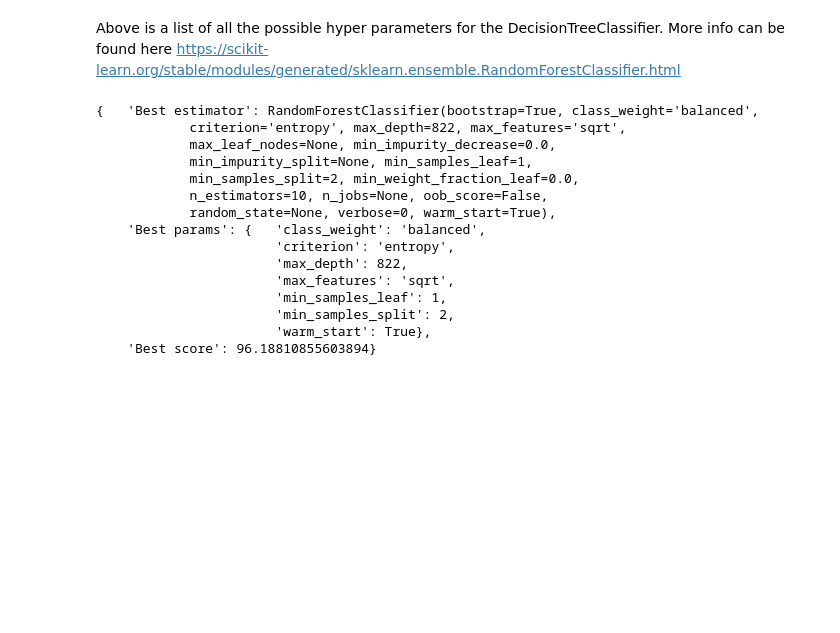
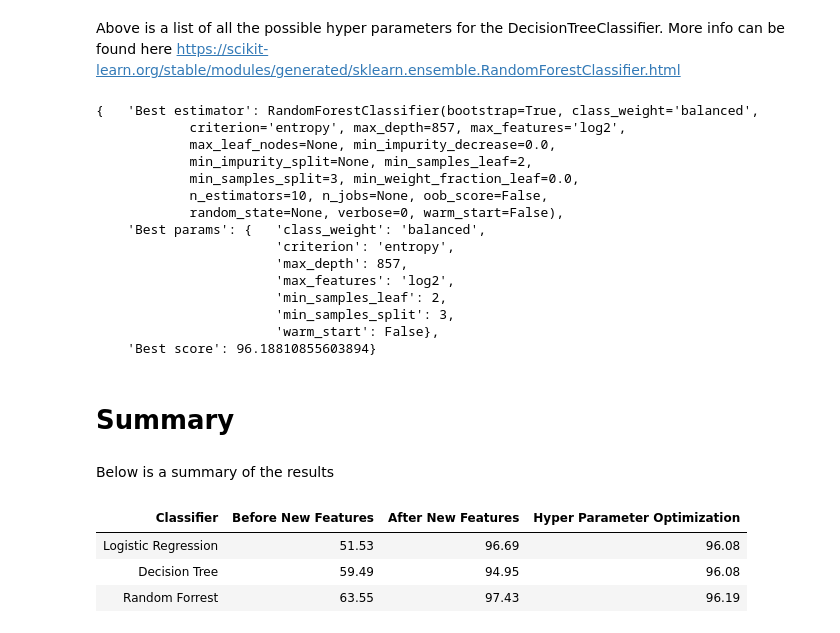
Before and after one commit to el-davo/machine-learning-assignment-2, a Jupyter notebook: main.ipynb, the cells around one changed output. Drawn from its saved outputs; the diff is of its cells as text; code cells hidden in the pictures; blank space fills up the shorter version.

```diff
--- a/main.ipynb
+++ b/main.ipynb
@@ -467,5 +488,9 @@ rf.fit(x_train, y_train)
 rf_predict=rf.predict(x_test)
 
 rf_acc_score = accuracy_score(y_test, rf_predict)
+
+# Variable to hold result for summary
+random_forest_after_features = rf_acc_score*100
+
 print(rf_acc_score*100)
 # %% [output]
@@ -508,6 +533,9 @@ dtr = LogisticRegression()
 grid_search = RandomizedSearchCV(estimator = dtr, param_distributions = random_dt_grid, n_iter = 100, cv = 5, random_state=42, n_jobs = -1)
 grid_search.fit(X, y)
 
+# Variable to hold result for summary
+logistic_regression_after_opt = grid_search.best_score_ * 100
+
 pp = pprint.PrettyPrinter(indent=4)
 pp.pprint({'Best params': grid_search.best_params_,
            'Best score': grid_search.best_score_ * 100,
@@ -556,6 +584,9 @@ dtr = DecisionTreeClassifier()
 grid_search = RandomizedSearchCV(estimator = dtr, param_distributions = random_dt_grid, n_iter = 100, cv = 5, random_state=42, n_jobs = -1)
 grid_search.fit(X, y)
 
+# Variable to hold result for summary
+decision_tree_after_opt = grid_search.best_score_ * 100
+
 pp = pprint.PrettyPrinter(indent=4)
 pp.pprint({'Best params': grid_search.best_params_,
            'Best score': grid_search.best_score_ * 100,
@@ -612,23 +643,48 @@ dtr = RandomForestClassifier()
 grid_search = RandomizedSearchCV(estimator = dtr, param_distributions = random_dt_grid, n_iter = 100, cv = 5, random_state=42, n_jobs = -1)
 grid_search.fit(X, y)
 
+# Variable to hold result for summary
+random_forest_after_opt = grid_search.best_score_ * 100
+
 pp = pprint.PrettyPrinter(indent=4)
 pp.pprint({'Best params': grid_search.best_params_,
            'Best score': grid_search.best_score_ * 100,
            'Best estimator': grid_search.best_estimator_})
 # %% [output]
 {   'Best estimator': RandomForestClassifier(bootstrap=True, class_weight='balanced',
-            criterion='entropy', max_depth=822, max_features='sqrt',
+            criterion='entropy', max_depth=857, max_features='log2',
             max_leaf_nodes=None, min_impurity_decrease=0.0,
-            min_impurity_split=None, min_samples_leaf=1,
-            min_samples_split=2, min_weight_fraction_leaf=0.0,
+            min_impurity_split=None, min_samples_leaf=2,
+            min_samples_split=3, min_weight_fraction_leaf=0.0,
             n_estimators=10, n_jobs=None, oob_score=False,
-            random_state=None, verbose=0, warm_start=True),
+            random_state=None, verbose=0, warm_start=False),
     'Best params': {   'class_weight': 'balanced',
                        'criterion': 'entropy',
-                       'max_depth': 822,
-                       'max_features': 'sqrt',
-                       'min_samples_leaf': 1,
-                       'min_samples_split': 2,
-                       'warm_start': True},
+                       'max_depth': 857,
+                       'max_features': 'log2',
+                       'min_samples_leaf': 2,
+                       'min_samples_split': 3,
+                       'warm_start': False},
     'Best score': 96.18810855603894}
+# %% [markdown]
+# Summary
+# %% [markdown]
+Below is a summary of the results
+# %%
+data = [
+    ['Logistic Regression', "%.2f" % logistic_regression_before_features, "%.2f" % logistic_regression_after_features,"%.2f" % logistic_regression_after_opt],
+    ['Decision Tree', "%.2f" % decision_tree_before_features, "%.2f" % decision_tree_after_features, "%.2f" % decision_tree_after_opt],
+    ['Random Forrest', "%.2f" % random_forest_before_features, "%.2f" % random_forest_after_features, "%.2f" % random_forest_after_opt],
+]
+
+display(HTML(
+    '<table><thead><tr><th>Classifier</th><th>Before New Features</th><th>After New Features</th><th>Hyper Parameter Optimization</th></tr></thead><tr>{}</tr></table>'.format(
+        '</tr><tr>'.join(
+            '<td>{}</td>'.format('</td><td>'.join(str(_) for _ in row)) for row in data)
+        )
+))
+# %% [output]
+| Classifier | Before New Features | After New Features | Hyper Parameter Optimization |
+| Logistic Regression | 51.53 | 96.69 | 96.08 |
+| Decision Tree | 59.49 | 94.95 | 96.08 |
+| Random Forrest | 63.55 | 97.43 | 96.19 |
```
Also changed, not shown: parts of 7 cells of this notebook.
